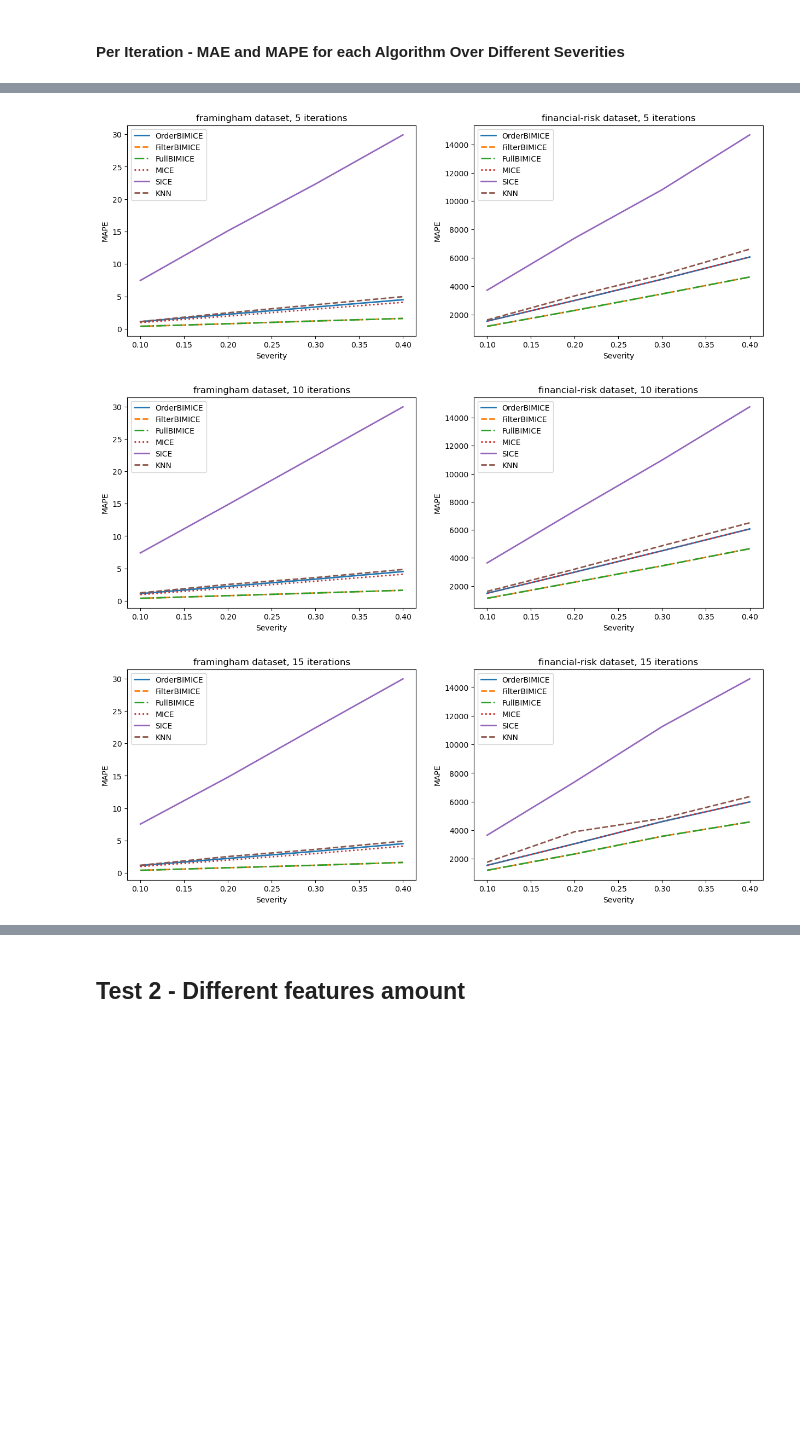
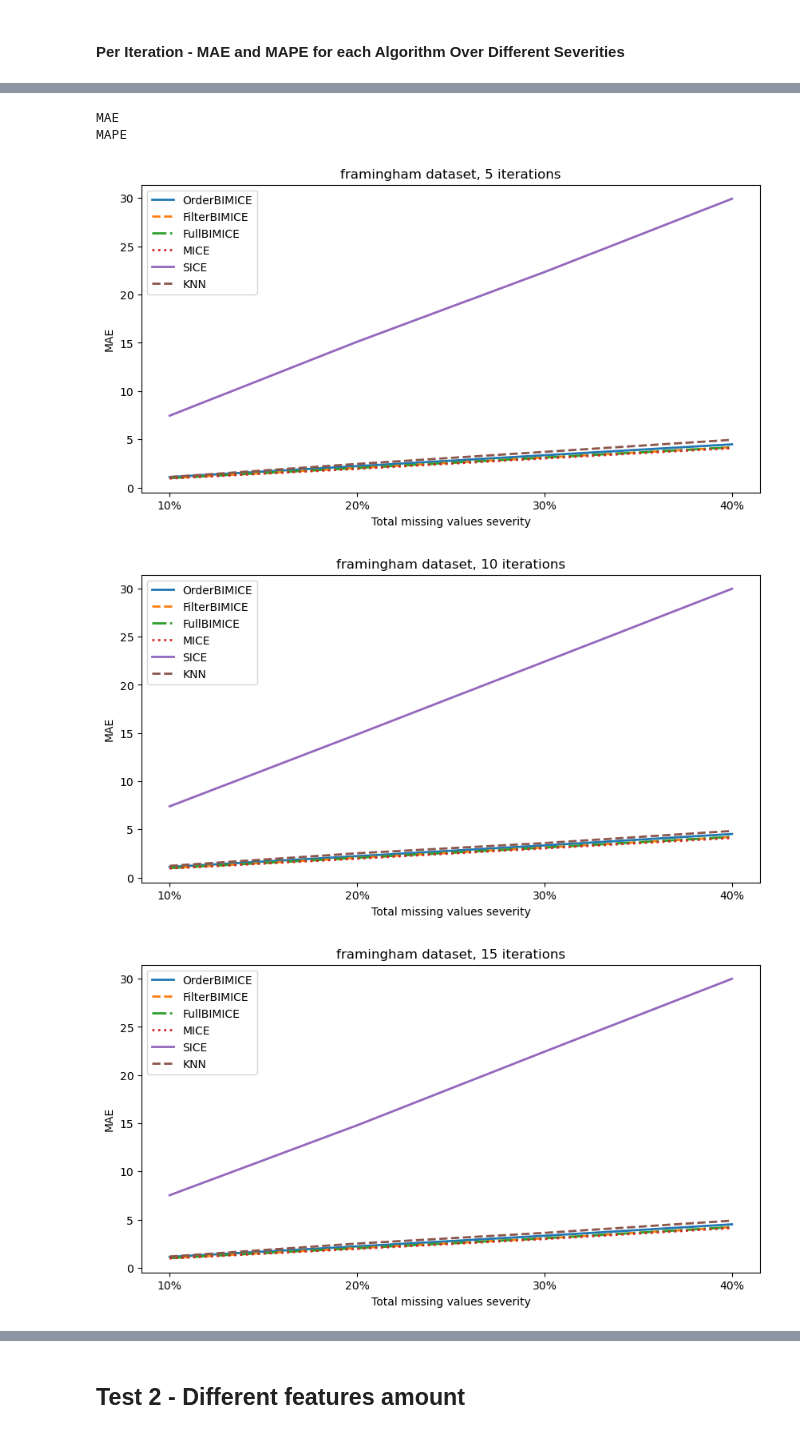
Before and after one commit to yoavzelinger/BIMICE, a Jupyter notebook: results_exploration.ipynb, the cells around one changed output, grey strips where cells are left out. Cells and saved outputs as stored; diff of their text form; code cells hidden in the pictures; blank space fills up the shorter version.

```diff
--- a/results_exploration.ipynb
+++ b/results_exploration.ipynb
@@ -199,18 +187,37 @@ for current_iteration in iterations:
-# %%
-line_styles = ['-', '--', '-.', ':']
-
-for current_iteration in iterations:
-    fig, axs = plt.subplots(1, 2, figsize=(15, 5))
-    for i, (dataset, MAPE_df_dict) in enumerate([("framingham", framingham_MAPE_df_dict), ("financial-risk", financial_risk_MAPE_df_dict)]):
-        ax = axs[i]
-        for j, algorithm in enumerate(algorithms):
-            ax.plot(severities, MAPE_df_dict[current_iteration][algorithm], label=algorithm, linewidth=2, linestyle=line_styles[j % len(line_styles)])  # Increase line width and set line style
-        ax.set_title(f"{dataset} dataset, {current_iteration} iterations")
-        ax.set_xlabel("Severity")
-        ax.set_ylabel("MAPE")
-        ax.legend()
-    plt.show()
-# %% [output]
-[figure, removed]
-[figure, removed]
-[figure, removed]
+# %%
+severities_percentage = ["10%", "20%", "30%", "40%"]
+# Define different line styles
+line_styles = ['-', '--', '-.', ':']
+
+print("MAE")
+for (dataset, MAE_df_dict) in [("framingham", framingham_MAE_df_dict), ("financial-risk", financial_risk_MAE_df_dict)]:
+    for iteration in iterations:
+        fig, ax = plt.subplots(1, 1, figsize=(10, 5))
+        for i, algorithm in enumerate(algorithms):
+            ax.plot(severities_percentage, MAE_df_dict[iteration][algorithm], label=algorithm, linewidth=2, linestyle=line_styles[i % len(line_styles)])
+            ax.set_title(f"{dataset} dataset, {iteration} iterations")
+            ax.set_xlabel("Total missing values severity")
+            ax.set_ylabel("MAE")
+        ax.legend()
+        # plt.show()
+        tikzplotlib.save(f"out\\{dataset}_MCAR_MAE_{iteration}_iterations.tex")
+
+print("MAPE")
+
+for (dataset, MAPE_df_dict) in [("framingham", framingham_MAPE_df_dict), ("financial-risk", financial_risk_MAPE_df_dict)]:
+    for iteration in iterations:
+        fig, ax = plt.subplots(1, 1, figsize=(10, 5))
+        for i, algorithm in enumerate(algorithms):
+            ax.plot(severities_percentage, MAPE_df_dict[iteration][algorithm], label=algorithm, linewidth=2, linestyle=line_styles[i % len(line_styles)])
+            ax.set_title(f"{dataset} dataset, {iteration} iterations")
+            ax.set_xlabel("Total missing values severity")
+            ax.set_ylabel("MAPE")
+        ax.legend()
+        # plt.show()
+        tikzplotlib.save(f"out\\{dataset}_MCAR_MAPE_{iteration}_iterations.tex")
+# %% [output]
+MAE
+MAPE
+[figure, added]
+[figure, added]
+[figure, added]
```
Also changed, not shown: parts of 4 cells of this notebook, 24 other files.
